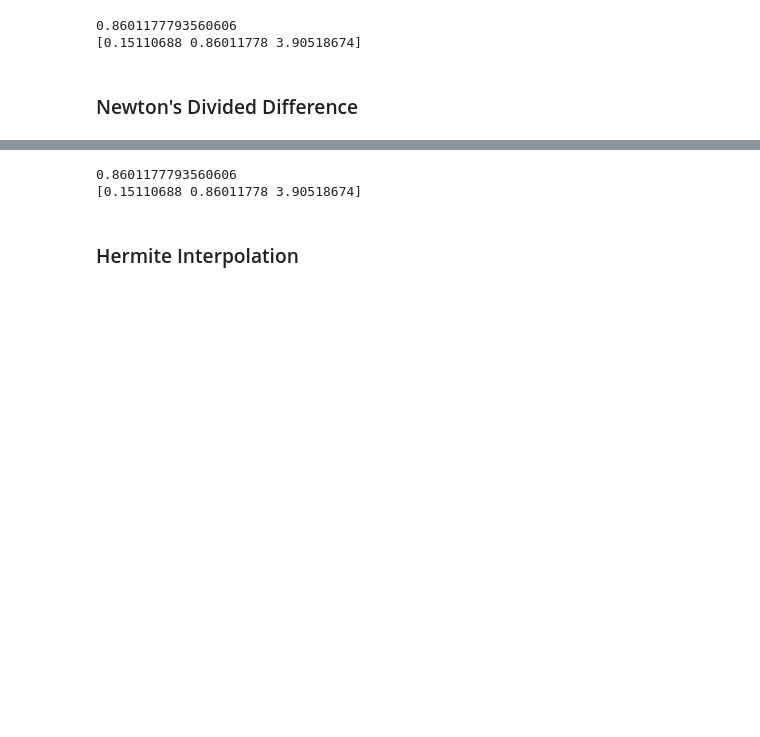
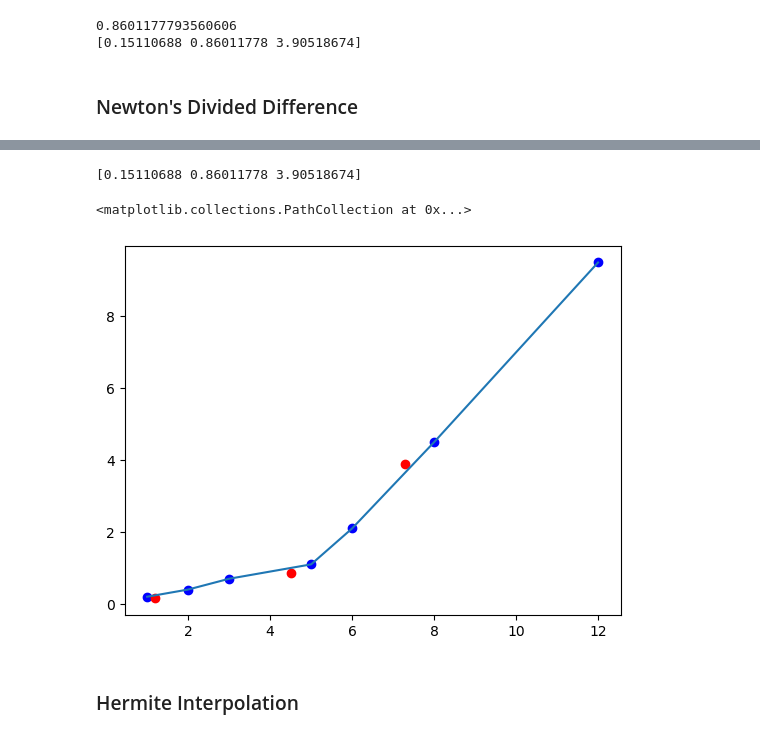
Before and after one commit to yyhyan100/myMath, a Jupyter notebook: Topic2_interpolation.ipynb, the cells around one changed output, grey strips where cells are left out. Saved outputs shown, nothing was run; the diff lists cells and outputs as text; code cells hidden in the pictures; blank space fills up the shorter version.

Commit message:
newtondd

```diff
--- a/Topic2_interpolation.ipynb
+++ b/Topic2_interpolation.ipynb
@@ -22,20 +55,22 @@ print(intp.Lagrange(x,y,x_input))
 # %%
 import numpy as np
 from myMath.interpolation import intp_1d
+import matplotlib.pyplot as plt
 intp=intp_1d()
 
-x=np.array([1.0,2,3,5,6,8, 12.0])
-y=np.array([0.2,0.4,0.7,1.1,2.1,4.5,9.5])
-x_input=4.5
+x_cor=np.array([1.0,2,3,5,6,8, 12.0])
+y_cor=np.array([0.2,0.4,0.7,1.1,2.1,4.5,9.5])
+x_input=np.array([1.2,4.5,7.3])
+y_intp=intp.NewtonDD(x_cor,y_cor,x_input)
+print(y_intp)
 
-print(intp.NewtonDD(x,y,x_input))
-
-# for multple points interpolation, use numpy array!
-x_input=np.array([1.2,4.5,7.3])
-print(intp.NewtonDD(x,y,x_input))
+plt.scatter(x_cor,y_cor, c="blue")
+plt.plot(x_cor,y_cor)
+plt.scatter(x_input,y_intp, c="red")
 # %% [output]
-0.8601177793560606
 [0.15110688 0.86011778 3.90518674]
+<matplotlib.collections.PathCollection at 0x...>
+[figure, added]
 # %% [markdown]
 ### Hermite Interpolation
 # %%
```
Also changed, not shown: parts of 2 cells of this notebook.
